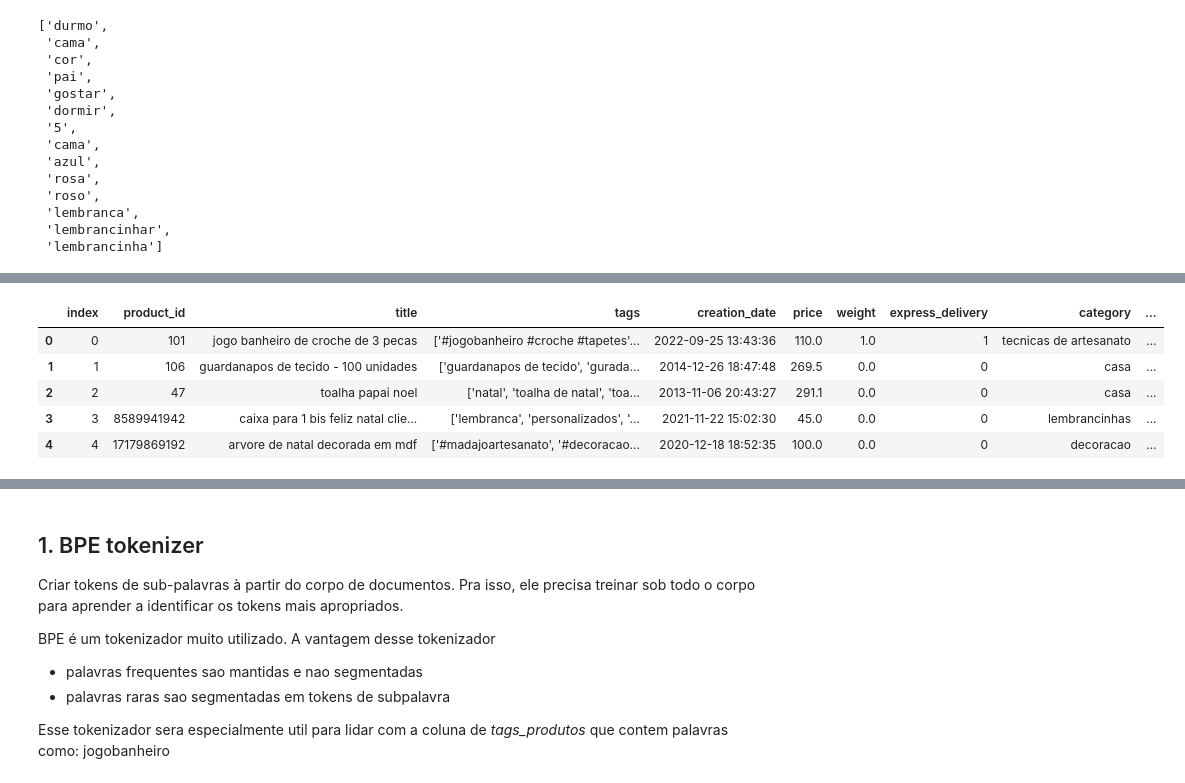
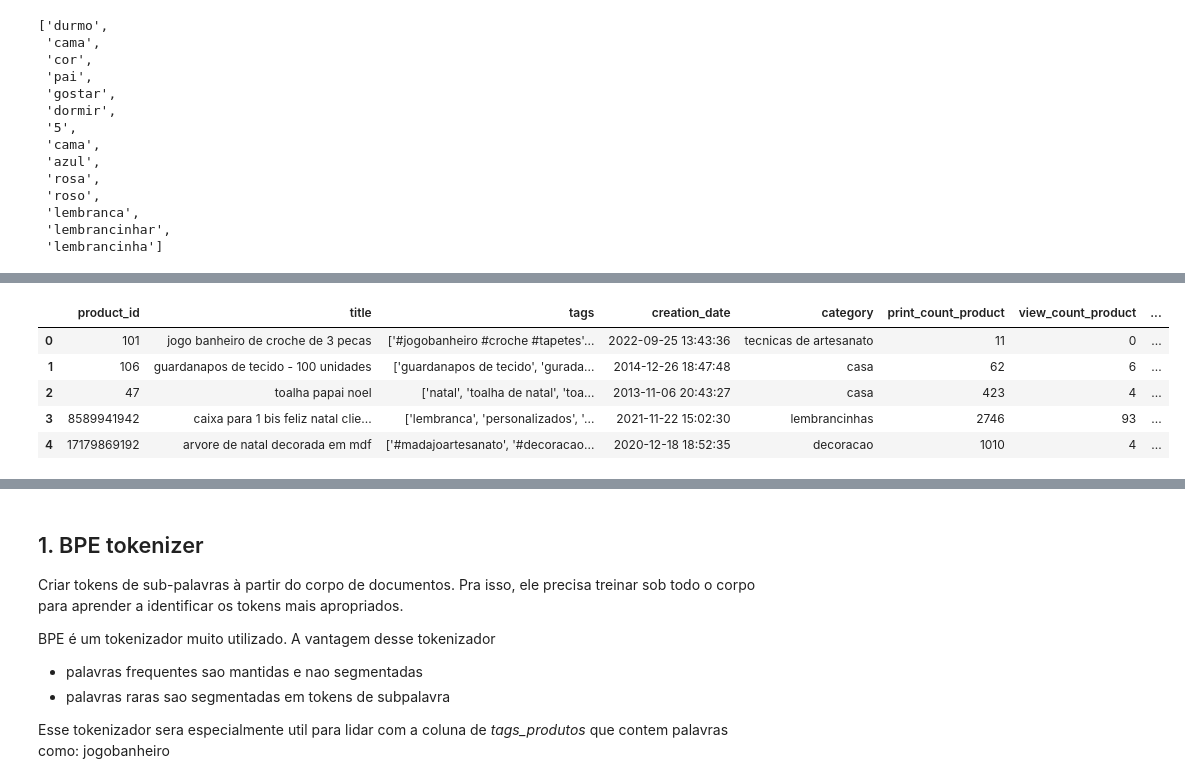
Before and after one commit to mgabrielacota/Information_Retrieval, a Jupyter notebook: Information_Retrieval-Copy1.ipynb, the cells around one changed output, grey strips where cells are left out. Cells and saved outputs as stored; diff of their text form; code cells hidden in the pictures.

```diff
--- a/Information_Retrieval-Copy1.ipynb
+++ b/Information_Retrieval-Copy1.ipynb
@@ -656,12 +653,3 @@ Wall time: 4min 30s
 
 
 Done!
-# %%
-df2_products.head()
-# %% [output]
-|  | index | product_id | title | tags | creation_date | price | weight | express_delivery | category | ... |
-| 0 | 0 | 101 | jogo banheiro de croche de 3 pecas | ['#jogobanheiro #croche #tapetes'... | 2022-09-25 13:43:36 | 110.0 | 1.0 | 1 | tecnicas de artesanato | ... |
-| 1 | 1 | 106 | guardanapos de tecido - 100 unidades | ['guardanapos de tecido', 'gurada... | 2014-12-26 18:47:48 | 269.5 | 0.0 | 0 | casa | ... |
-| 2 | 2 | 47 | toalha papai noel | ['natal', 'toalha de natal', 'toa... | 2013-11-06 20:43:27 | 291.1 | 0.0 | 0 | casa | ... |
-| 3 | 3 | 8589941942 | caixa para 1 bis feliz natal clie... | ['lembranca', 'personalizados', '... | 2021-11-22 15:02:30 | 45.0 | 0.0 | 0 | lembrancinhas | ... |
-| 4 | 4 | 17179869192 | arvore de natal decorada em mdf | ['#madajoartesanato', '#decoracao... | 2020-12-18 18:52:35 | 100.0 | 0.0 | 0 | decoracao | ... |
@@ -668 +662,10 @@ df2_products.head()
+# %%
+df2_products.head(5)
+# %% [output]
+|  | product_id | title | tags | creation_date | category | print_count_product | view_count_product | ... |
+| 0 | 101 | jogo banheiro de croche de 3 pecas | ['#jogobanheiro #croche #tapetes'... | 2022-09-25 13:43:36 | tecnicas de artesanato | 11 | 0 | ... |
+| 1 | 106 | guardanapos de tecido - 100 unidades | ['guardanapos de tecido', 'gurada... | 2014-12-26 18:47:48 | casa | 62 | 6 | ... |
+| 2 | 47 | toalha papai noel | ['natal', 'toalha de natal', 'toa... | 2013-11-06 20:43:27 | casa | 423 | 4 | ... |
+| 3 | 8589941942 | caixa para 1 bis feliz natal clie... | ['lembranca', 'personalizados', '... | 2021-11-22 15:02:30 | lembrancinhas | 2746 | 93 | ... |
+| 4 | 17179869192 | arvore de natal decorada em mdf | ['#madajoartesanato', '#decoracao... | 2020-12-18 18:52:35 | decoracao | 1010 | 4 | ... |
 # %%
```
Also changed, not shown: parts of 71 cells of this notebook, 6 other files.
